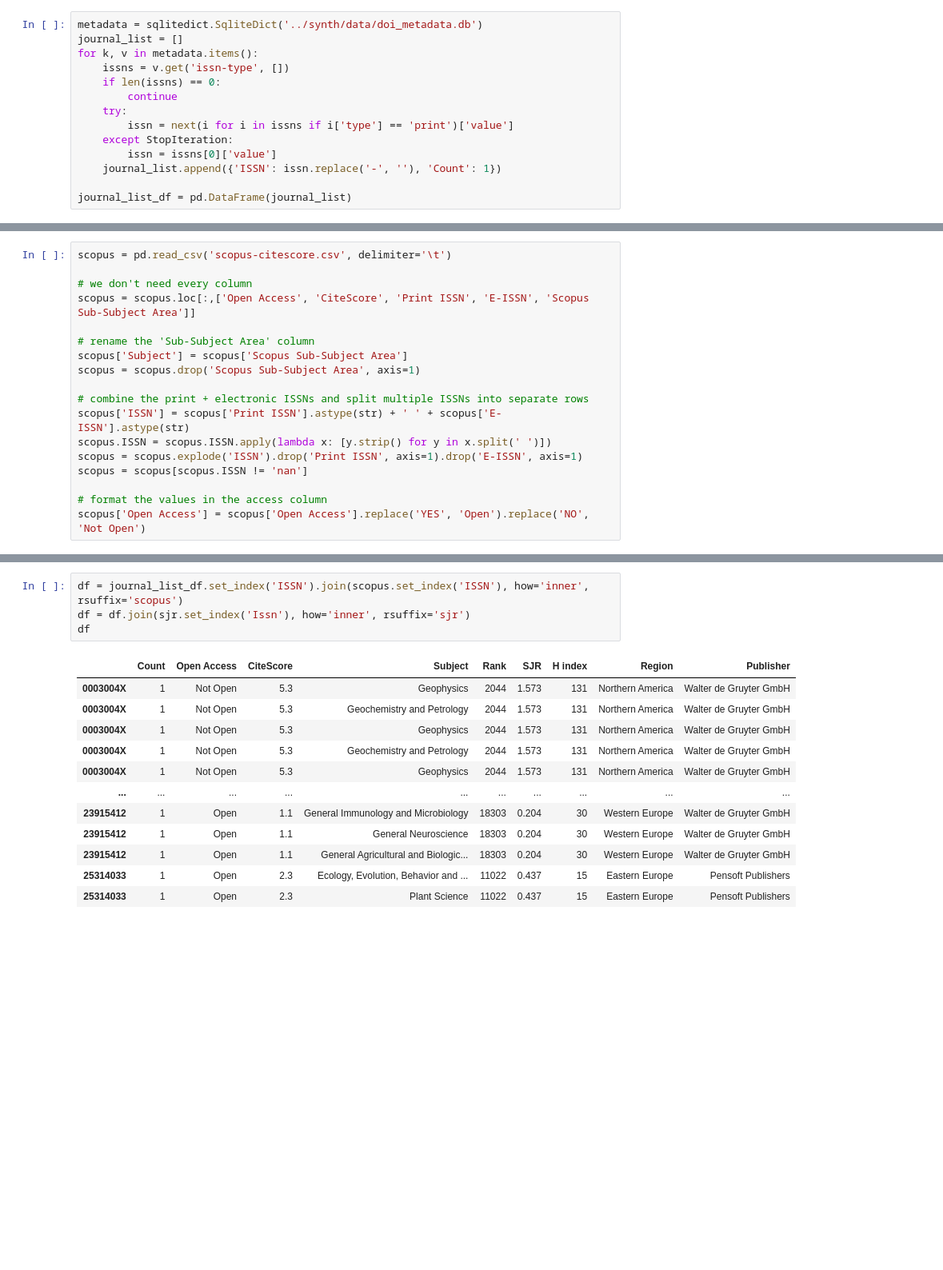
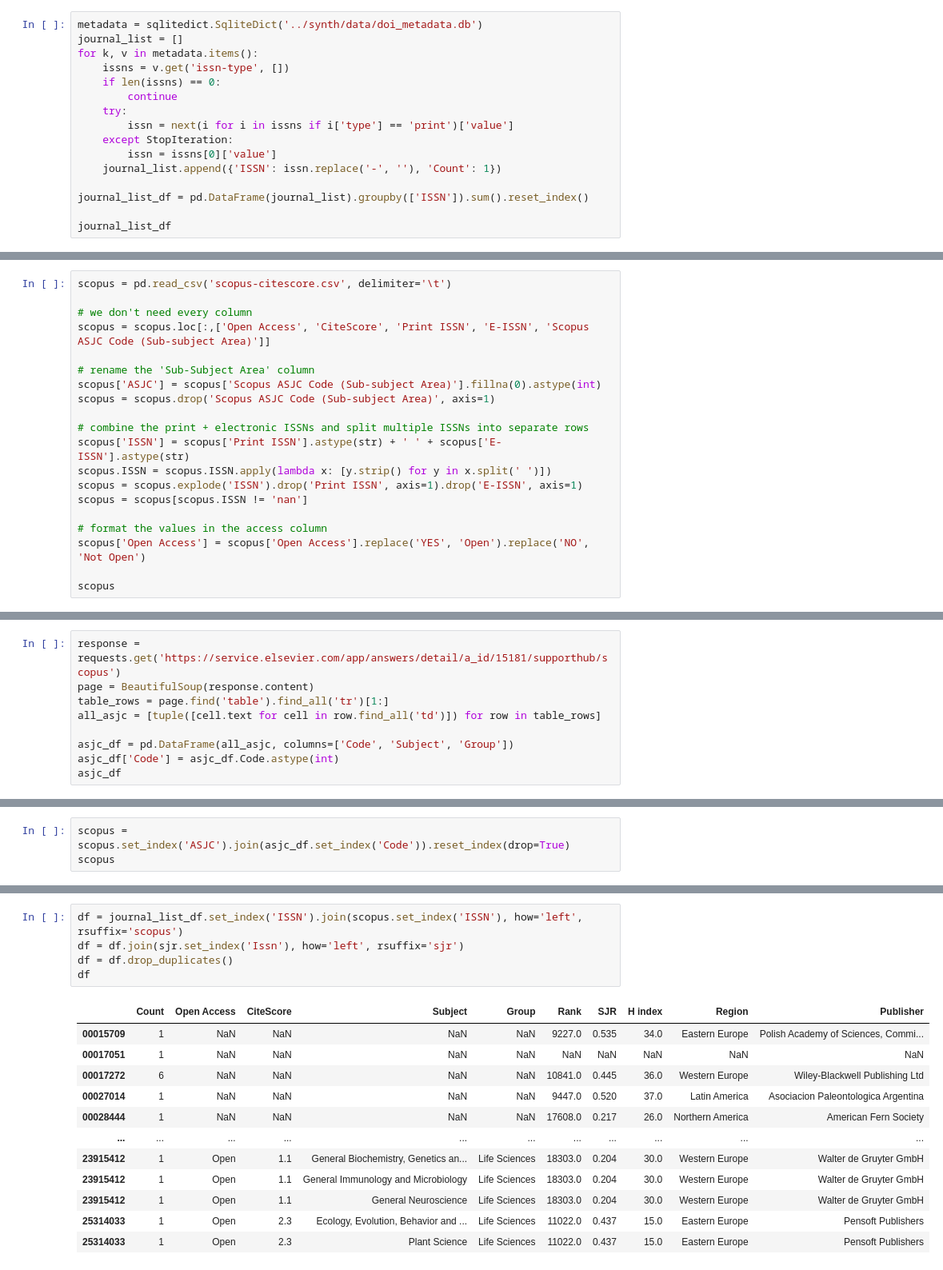
Before and after one commit to NaturalHistoryMuseum/synth_transform, a Jupyter notebook: notebooks/journal-analysis.ipynb, the cells around one changed output, grey strips where cells are left out. Shown: that part at 80% size. Drawn from its saved outputs; the diff is of its cells as text; blank space fills up the shorter version.

```diff
--- a/notebooks/journal-analysis.ipynb
+++ b/notebooks/journal-analysis.ipynb
@@ -19,4 +21,6 @@ for k, v in metadata.items():
         issn = issns[0]['value']
     journal_list.append({'ISSN': issn.replace('-', ''), 'Count': 1})
 
-journal_list_df = pd.DataFrame(journal_list)
+journal_list_df = pd.DataFrame(journal_list).groupby(['ISSN']).sum().reset_index()
+
+journal_list_df
@@ -26,11 +44,11 @@ Load the 2019 CiteScore data downloaded from https://www.scopus.com/sources.
 scopus = pd.read_csv('scopus-citescore.csv', delimiter='\t')
 
 # we don't need every column
-scopus = scopus.loc[:,['Open Access', 'CiteScore', 'Print ISSN', 'E-ISSN', 'Scopus Sub-Subject Area']]
+scopus = scopus.loc[:,['Open Access', 'CiteScore', 'Print ISSN', 'E-ISSN', 'Scopus ASJC Code (Sub-subject Area)']]
 
 # rename the 'Sub-Subject Area' column
-scopus['Subject'] = scopus['Scopus Sub-Subject Area']
-scopus = scopus.drop('Scopus Sub-Subject Area', axis=1)
+scopus['ASJC'] = scopus['Scopus ASJC Code (Sub-subject Area)'].fillna(0).astype(int)
+scopus = scopus.drop('Scopus ASJC Code (Sub-subject Area)', axis=1)
 
 # combine the print + electronic ISSNs and split multiple ISSNs into separate rows
 scopus['ISSN'] = scopus['Print ISSN'].astype(str) + ' ' + scopus['E-ISSN'].astype(str)
@@ -40,3 +58,5 @@ scopus = scopus[scopus.ISSN != 'nan']
 
 # format the values in the access column
 scopus['Open Access'] = scopus['Open Access'].replace('YES', 'Open').replace('NO', 'Not Open')
+
+scopus
@@ -42,0 +79,9 @@ scopus['Open Access'] = scopus['Open Access'].replace('YES', 'Open').replace('NO
+# %%
+response = requests.get('https://service.elsevier.com/app/answers/detail/a_id/15181/supporthub/scopus')
+page = BeautifulSoup(response.content)
+table_rows = page.find('table').find_all('tr')[1:]
+all_asjc = [tuple([cell.text for cell in row.find_all('td')]) for row in table_rows]
+
+asjc_df = pd.DataFrame(all_asjc, columns=['Code', 'Subject', 'Group'])
+asjc_df['Code'] = asjc_df.Code.astype(int)
+asjc_df
@@ -42,0 +104,3 @@ scopus['Open Access'] = scopus['Open Access'].replace('YES', 'Open').replace('NO
+# %%
+scopus = scopus.set_index('ASJC').join(asjc_df.set_index('Code')).reset_index(drop=True)
+scopus
@@ -59,17 +137,18 @@ Join the three dataframes together.
 # %%
-df = journal_list_df.set_index('ISSN').join(scopus.set_index('ISSN'), how='inner', rsuffix='scopus')
-df = df.join(sjr.set_index('Issn'), how='inner', rsuffix='sjr')
+df = journal_list_df.set_index('ISSN').join(scopus.set_index('ISSN'), how='left', rsuffix='scopus')
+df = df.join(sjr.set_index('Issn'), how='left', rsuffix='sjr')
+df = df.drop_duplicates()
 df
 # %% [output]
-|  | Count | Open Access | CiteScore | Subject | Rank | SJR | H index | Region | Publisher |
-| 0003004X | 1 | Not Open | 5.3 | Geophysics | 2044 | 1.573 | 131 | Northern America | Walter de Gruyter GmbH |
-| 0003004X | 1 | Not Open | 5.3 | Geochemistry and Petrology | 2044 | 1.573 | 131 | Northern America | Walter de Gruyter GmbH |
-| 0003004X | 1 | Not Open | 5.3 | Geophysics | 2044 | 1.573 | 131 | Northern America | Walter de Gruyter GmbH |
-| 0003004X | 1 | Not Open | 5.3 | Geochemistry and Petrology | 2044 | 1.573 | 131 | Northern America | Walter de Gruyter GmbH |
-| 0003004X | 1 | Not Open | 5.3 | Geophysics | 2044 | 1.573 | 131 | Northern America | Walter de Gruyter GmbH |
-| ... | ... | ... | ... | ... | ... | ... | ... | ... | ... |
-| 23915412 | 1 | Open | 1.1 | General Immunology and Microbiology | 18303 | 0.204 | 30 | Western Europe | Walter de Gruyter GmbH |
-| 23915412 | 1 | Open | 1.1 | General Neuroscience | 18303 | 0.204 | 30 | Western Europe | Walter de Gruyter GmbH |
-| 23915412 | 1 | Open | 1.1 | General Agricultural and Biologic... | 18303 | 0.204 | 30 | Western Europe | Walter de Gruyter GmbH |
-| 25314033 | 1 | Open | 2.3 | Ecology, Evolution, Behavior and ... | 11022 | 0.437 | 15 | Eastern Europe | Pensoft Publishers |
-| 25314033 | 1 | Open | 2.3 | Plant Science | 11022 | 0.437 | 15 | Eastern Europe | Pensoft Publishers |
+|  | Count | Open Access | CiteScore | Subject | Group | Rank | SJR | H index | Region | Publisher |
+| 00015709 | 1 | NaN | NaN | NaN | NaN | 9227.0 | 0.535 | 34.0 | Eastern Europe | Polish Academy of Sciences, Commi... |
+| 00017051 | 1 | NaN | NaN | NaN | NaN | NaN | NaN | NaN | NaN | NaN |
+| 00017272 | 6 | NaN | NaN | NaN | NaN | 10841.0 | 0.445 | 36.0 | Western Europe | Wiley-Blackwell Publishing Ltd |
+| 00027014 | 1 | NaN | NaN | NaN | NaN | 9447.0 | 0.520 | 37.0 | Latin America | Asociacion Paleontologica Argentina |
+| 00028444 | 1 | NaN | NaN | NaN | NaN | 17608.0 | 0.217 | 26.0 | Northern America | American Fern Society |
+| ... | ... | ... | ... | ... | ... | ... | ... | ... | ... | ... |
+| 23915412 | 1 | Open | 1.1 | General Biochemistry, Genetics an... | Life Sciences | 18303.0 | 0.204 | 30.0 | Western Europe | Walter de Gruyter GmbH |
+| 23915412 | 1 | Open | 1.1 | General Immunology and Microbiology | Life Sciences | 18303.0 | 0.204 | 30.0 | Western Europe | Walter de Gruyter GmbH |
+| 23915412 | 1 | Open | 1.1 | General Neuroscience | Life Sciences | 18303.0 | 0.204 | 30.0 | Western Europe | Walter de Gruyter GmbH |
+| 25314033 | 1 | Open | 2.3 | Ecology, Evolution, Behavior and ... | Life Sciences | 11022.0 | 0.437 | 15.0 | Eastern Europe | Pensoft Publishers |
+| 25314033 | 1 | Open | 2.3 | Plant Science | Life Sciences | 11022.0 | 0.437 | 15.0 | Eastern Europe | Pensoft Publishers |
```
Also changed, not shown: parts of 34 cells of this notebook.
